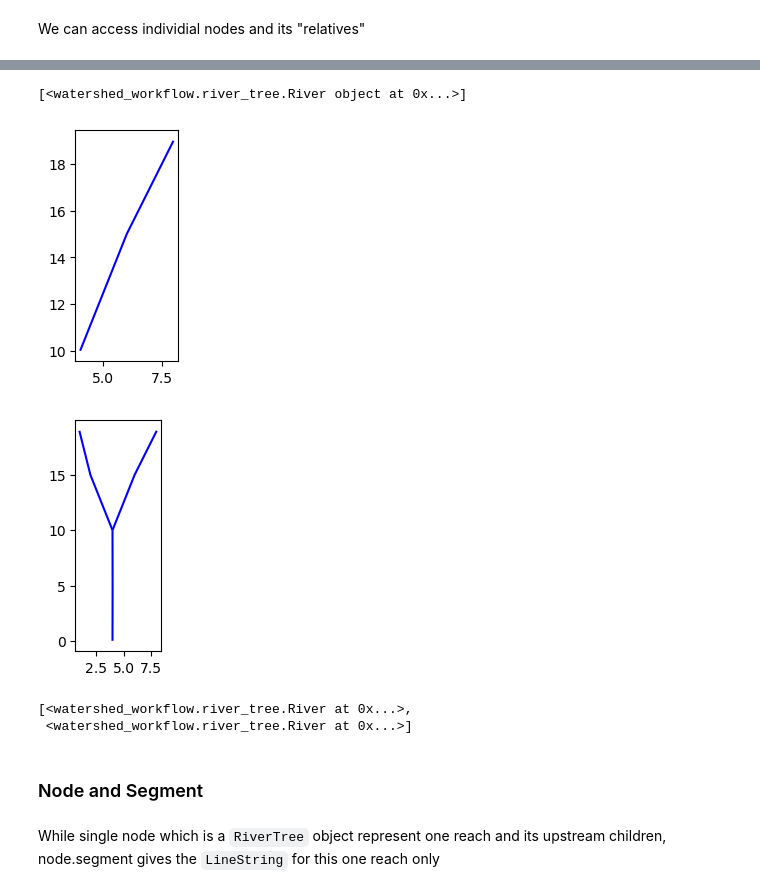
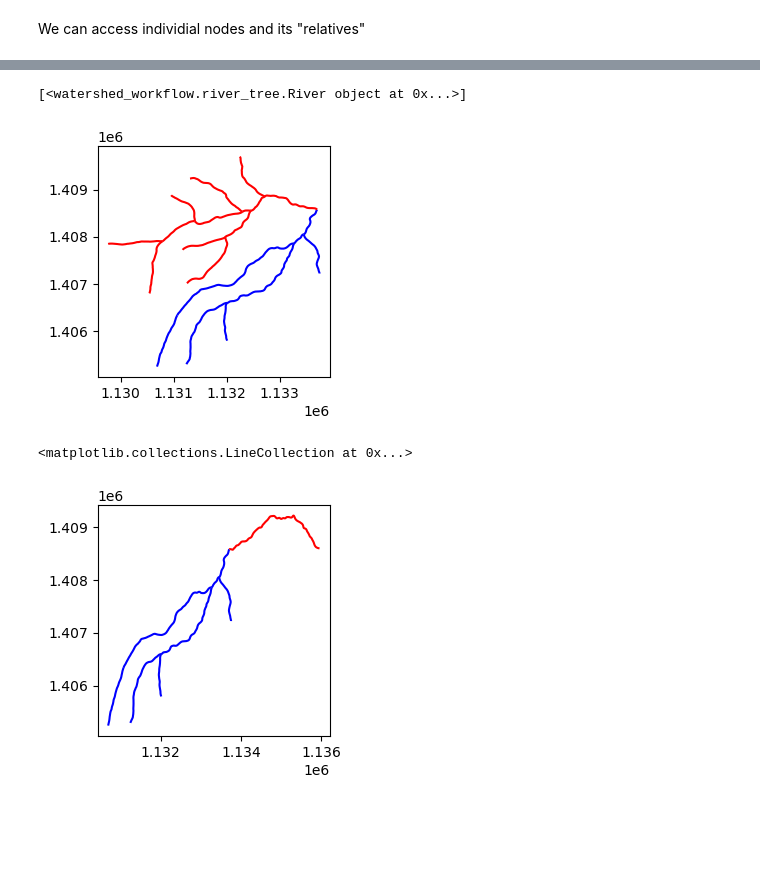
Before and after one commit to environmental-modeling-workflows/workshop-watershed-workflow-2024, a Jupyter notebook: notebooks/key_object_classes.ipynb, the cells around one changed output, grey strips where cells are left out. Drawn from its saved outputs; the diff is of its cells as text; code cells hidden in the pictures; blank space fills up the shorter version.

```diff
--- a/notebooks/key_object_classes.ipynb
+++ b/notebooks/key_object_classes.ipynb
@@ -43,3 +216,4 @@ Rivers are constructed using collection of reaches using one of the two methods:
 # %%
-rivers = watershed_workflow.construct_rivers(reaches=reaches, method='geometry')
+rivers = watershed_workflow.construct_rivers(reaches, method='hydroseq')
+river = rivers[0]
 # %% [output]
@@ -56,0 +235,6 @@ ax.set_aspect('equal', adjustable='box')
+# %%
+river = rivers[0]
+node = river
+
+# the node's reach segment
+node.segment
@@ -61,3 +260,5 @@ ax.set_aspect('equal', adjustable='box')
+# %%
+nodes = [node for node in river.preOrder()]
 # %% [markdown]
 We can access individial nodes and its "relatives"
 # %%
@@ -73,26 +273,21 @@ ax.set_aspect('equal', adjustable='box')
 # %%
+# access siblings
+node = nodes[1]
 siblings = list(node.siblings()); print(siblings)
 
 fig, ax = plt.subplots(1, 1, figsize=(3,3))
-watershed_workflow.plot.river(siblings[0], ax=ax, crs=None, color='b')
-ax.set_aspect('equal', adjustable='box')
+watershed_workflow.plot.river(node, crs, 'b', ax)
+watershed_workflow.plot.rivers(siblings, crs, 'r', ax)
 # %% [output]
 [<watershed_workflow.river_tree.River object at 0x...>]
-[figure, old version]
+[figure, new version]
 # %%
+# access parent
 parent = node.parent
 
 fig, ax = plt.subplots(1, 1, figsize=(3, 3))
-watershed_workflow.plot.river(parent, ax=ax, crs=None, color='b')
-ax.set_aspect('equal', adjustable='box')
+watershed_workflow.plot.river(node, crs, 'b', ax)
+watershed_workflow.plot.shply(parent.segment, crs, 'r', ax)
 # %% [output]
+<matplotlib.collections.LineCollection at 0x...>
-[figure, old version]
+[figure, new version]
-# %%
-list(parent.children)
-# %% [output]
-[<watershed_workflow.river_tree.River at 0x...>,
- <watershed_workflow.river_tree.River at 0x...>]
-# %% [markdown]
-### Node and Segment
-# %% [markdown]
-While single node which is a `RiverTree` object represent one reach and its upstream children, node.segment gives the `LineString` for this one reach only
```
Also changed, not shown: parts of 53 cells of this notebook.
